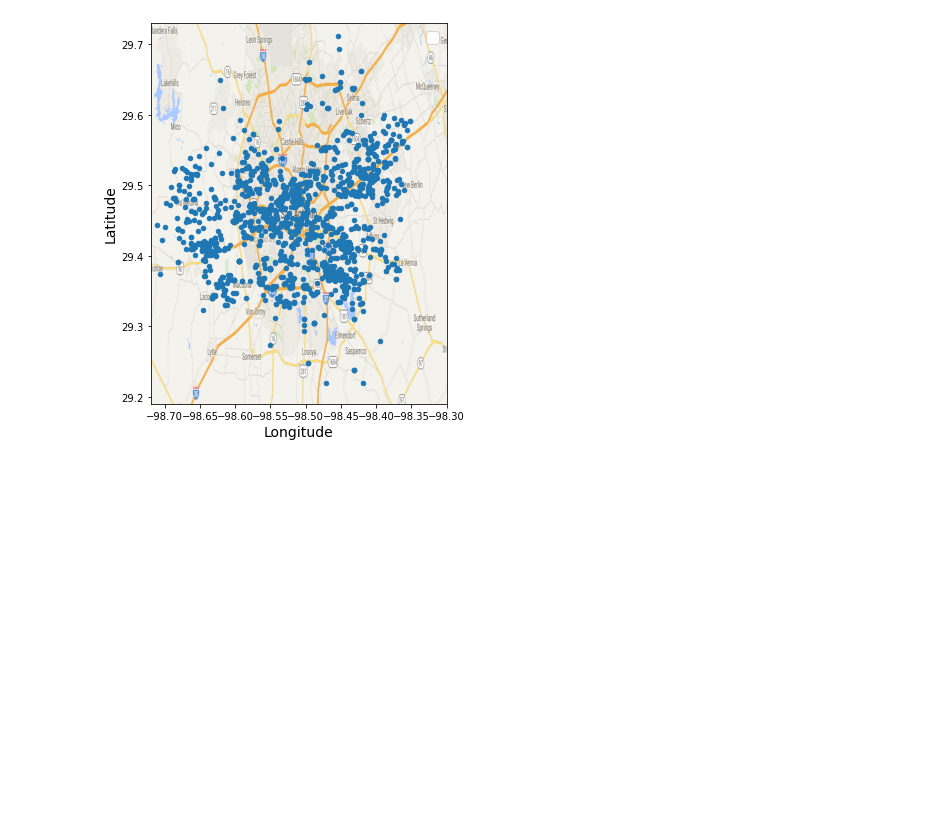
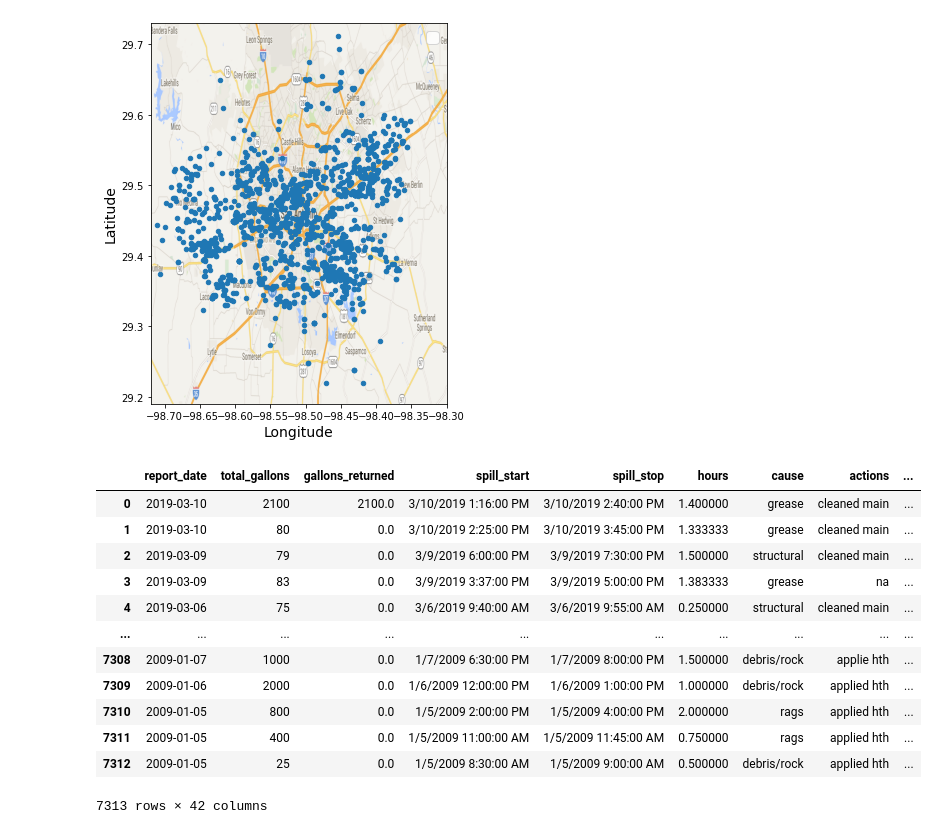
Before and after one commit to we-came-we-SAWS-we-conquered/saws-capstone-project, a Jupyter notebook: chase/Untitled.ipynb, the cells around one changed output. Cells and saved outputs as stored; diff of their text form; code cells hidden in the pictures; blank space fills up the shorter version.

```diff
--- a/chase/Untitled.ipynb
+++ b/chase/Untitled.ipynb
@@ -154,3 +154,21 @@ df.rename(columns={0: "Latitude", 1: "Longitude"}, inplace=True)
 df
 # %%
 df.to_csv("tableau_try.csv")
+# %%
+df1 = pd.read_csv('sso-geocoded.csv')
+# %%
+df1.drop(columns='Unnamed: 0')
+# %% [output]
+|  | report_date | total_gallons | gallons_returned | spill_start | spill_stop | hours | cause | actions | ... |
+| 0 | 2019-03-10 | 2100 | 2100.0 | 3/10/2019 1:16:00 PM | 3/10/2019 2:40:00 PM | 1.400000 | grease | cleaned main | ... |
+| 1 | 2019-03-10 | 80 | 0.0 | 3/10/2019 2:25:00 PM | 3/10/2019 3:45:00 PM | 1.333333 | grease | cleaned main | ... |
+| 2 | 2019-03-09 | 79 | 0.0 | 3/9/2019 6:00:00 PM | 3/9/2019 7:30:00 PM | 1.500000 | structural | cleaned main | ... |
+| 3 | 2019-03-09 | 83 | 0.0 | 3/9/2019 3:37:00 PM | 3/9/2019 5:00:00 PM | 1.383333 | grease | na | ... |
+| 4 | 2019-03-06 | 75 | 0.0 | 3/6/2019 9:40:00 AM | 3/6/2019 9:55:00 AM | 0.250000 | structural | cleaned main | ... |
+| ... | ... | ... | ... | ... | ... | ... | ... | ... | ... |
+| 7308 | 2009-01-07 | 1000 | 0.0 | 1/7/2009 6:30:00 PM | 1/7/2009 8:00:00 PM | 1.500000 | debris/rock | applie hth | ... |
+| 7309 | 2009-01-06 | 2000 | 0.0 | 1/6/2009 12:00:00 PM | 1/6/2009 1:00:00 PM | 1.000000 | debris/rock | applied hth | ... |
+| 7310 | 2009-01-05 | 800 | 0.0 | 1/5/2009 2:00:00 PM | 1/5/2009 4:00:00 PM | 2.000000 | rags | applied hth | ... |
+| 7311 | 2009-01-05 | 400 | 0.0 | 1/5/2009 11:00:00 AM | 1/5/2009 11:45:00 AM | 0.750000 | rags | applied hth | ... |
+| 7312 | 2009-01-05 | 25 | 0.0 | 1/5/2009 8:30:00 AM | 1/5/2009 9:00:00 AM | 0.500000 | debris/rock | applied hth | ... |
+7313 rows × 42 columns
```
